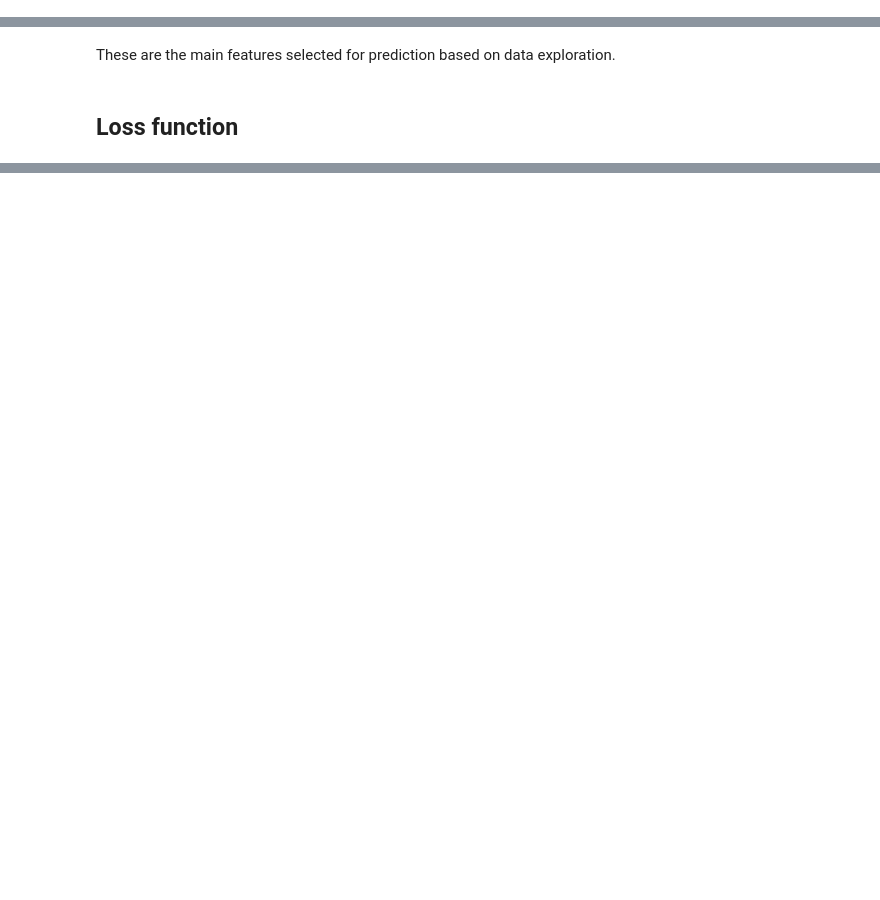
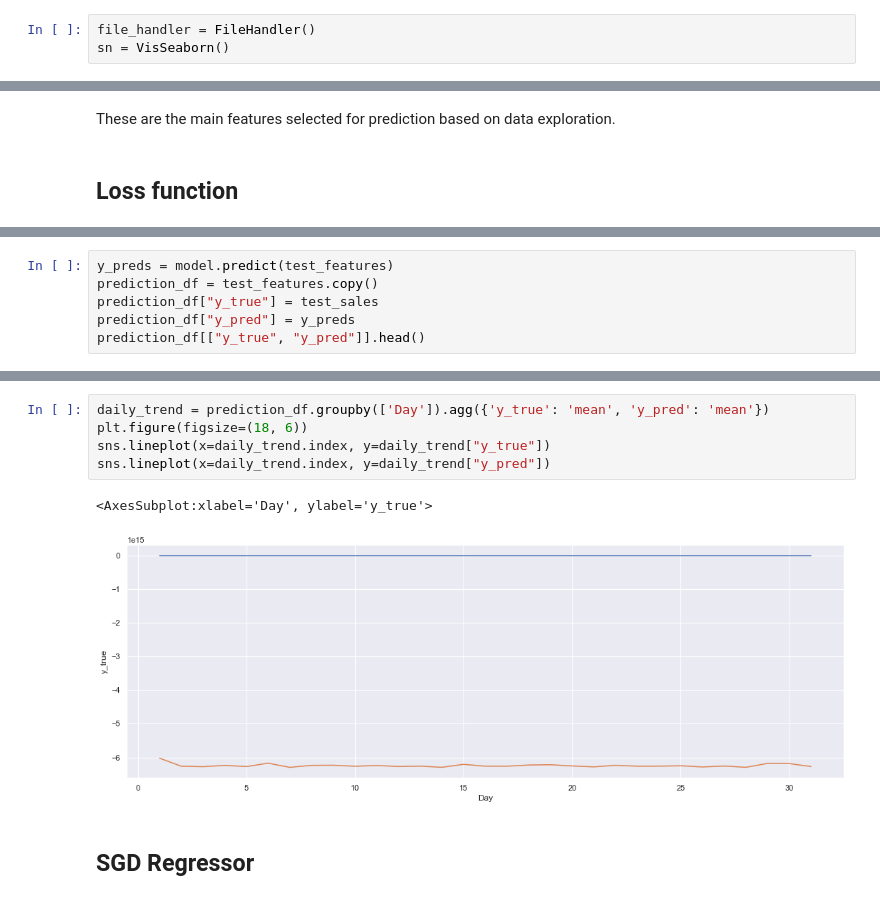
Before and after one commit to eandualem/PharmaceuticalSalesPrediction, a Jupyter notebook: notebooks/3.0 prediction.ipynb, the cells around one changed output, grey strips where cells are left out. Saved outputs shown, nothing was run; the diff lists cells and outputs as text; blank space fills up the shorter version.

Commit message:
docs: add explanations to prediction notebook

```diff
--- a/notebooks/3.0 prediction.ipynb
+++ b/notebooks/3.0 prediction.ipynb
@@ -42,3 +32,6 @@ sn = VisSeaborn()
+# %%
+file_handler = FileHandler()
+sn = VisSeaborn()
 # %% [markdown]
 ## Preprocessing
 # %% [markdown]
@@ -261,0 +135,6 @@ sns.lineplot(x=daily_trend.index, y=daily_trend["y_pred"])
+# %%
+y_preds = model.predict(test_features)
+prediction_df = test_features.copy()
+prediction_df["y_true"] = test_sales
+prediction_df["y_pred"] = y_preds
+prediction_df[["y_true", "y_pred"]].head()
@@ -261,0 +148,10 @@ sns.lineplot(x=daily_trend.index, y=daily_trend["y_pred"])
+# %%
+daily_trend = prediction_df.groupby(['Day']).agg({'y_true': 'mean', 'y_pred': 'mean'})
+plt.figure(figsize=(18, 6))
+sns.lineplot(x=daily_trend.index, y=daily_trend["y_true"])
+sns.lineplot(x=daily_trend.index, y=daily_trend["y_pred"])
+# %% [output]
+<AxesSubplot:xlabel='Day', ylabel='y_true'>
+[figure, added]
+# %% [markdown]
+## SGD Regressor
```
Also changed, not shown: parts of 62 cells of this notebook, 33 other files.
